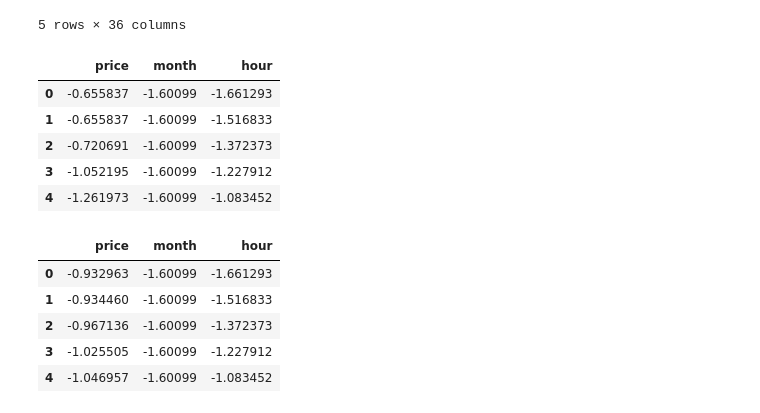
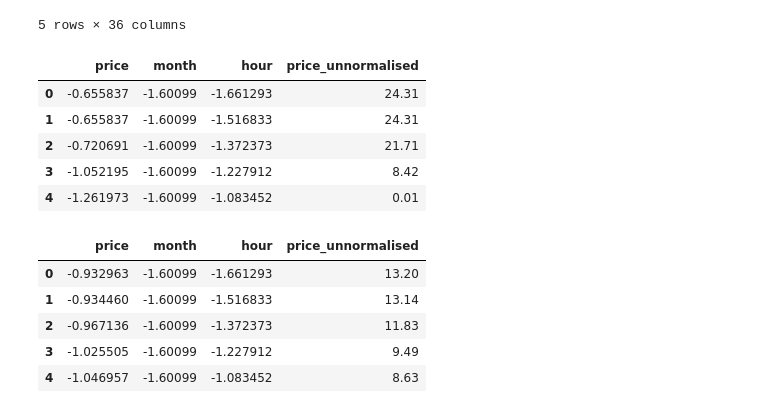
Before and after one commit to sunnysoni97/ProjectRLHydroElectric, a Jupyter notebook: preprocessing_continuous.ipynb, the cells around one changed output. Cells and saved outputs as stored; diff of their text form; code cells hidden in the pictures.

Commit message:
added price at the end

```diff
--- a/preprocessing_continuous.ipynb
+++ b/preprocessing_continuous.ipynb
@@ -345,26 +345,26 @@ val_preprocessed.head(5)
 | 4 | -1.046957 | -1.60099 | -1.673874 | -1.083452 | -0.578785 | -1.265786 | -0.795589 | ... |
 5 rows × 36 columns
 # %%
-columns_to_select = ['price','month','hour']
+columns_to_select = ['price','month','hour','price_unnormalised']
 new_train_preprocessed = train_preprocessed[columns_to_select]
 new_train_preprocessed.head(5)
 # %% [output]
-|  | price | month | hour |
-| 0 | -0.655837 | -1.60099 | -1.661293 |
-| 1 | -0.655837 | -1.60099 | -1.516833 |
-| 2 | -0.720691 | -1.60099 | -1.372373 |
-| 3 | -1.052195 | -1.60099 | -1.227912 |
-| 4 | -1.261973 | -1.60099 | -1.083452 |
+|  | price | month | hour | price_unnormalised |
+| 0 | -0.655837 | -1.60099 | -1.661293 | 24.31 |
+| 1 | -0.655837 | -1.60099 | -1.516833 | 24.31 |
+| 2 | -0.720691 | -1.60099 | -1.372373 | 21.71 |
+| 3 | -1.052195 | -1.60099 | -1.227912 | 8.42 |
+| 4 | -1.261973 | -1.60099 | -1.083452 | 0.01 |
 # %%
 new_val_preprocessed = val_preprocessed[columns_to_select]
 new_val_preprocessed.head(5)
 # %% [output]
-|  | price | month | hour |
-| 0 | -0.932963 | -1.60099 | -1.661293 |
-| 1 | -0.934460 | -1.60099 | -1.516833 |
-| 2 | -0.967136 | -1.60099 | -1.372373 |
-| 3 | -1.025505 | -1.60099 | -1.227912 |
-| 4 | -1.046957 | -1.60099 | -1.083452 |
+|  | price | month | hour | price_unnormalised |
+| 0 | -0.932963 | -1.60099 | -1.661293 | 13.20 |
+| 1 | -0.934460 | -1.60099 | -1.516833 | 13.14 |
+| 2 | -0.967136 | -1.60099 | -1.372373 | 11.83 |
+| 3 | -1.025505 | -1.60099 | -1.227912 | 9.49 |
+| 4 | -1.046957 | -1.60099 | -1.083452 | 8.63 |
 # %%
 #to save to .npy file
 # np_train = train_preprocessed.to_numpy()
```
